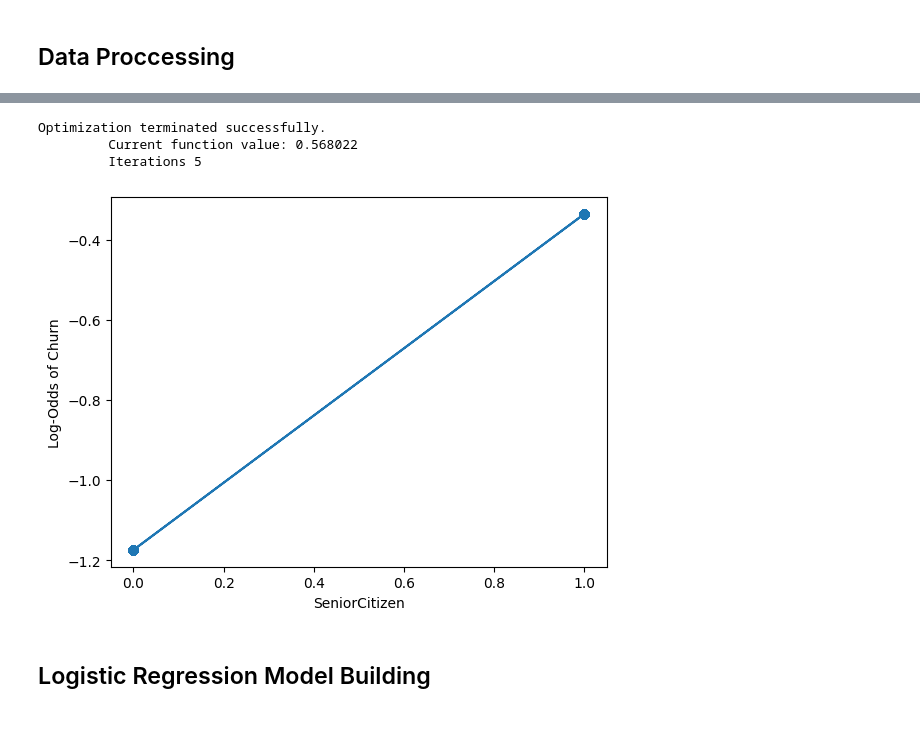
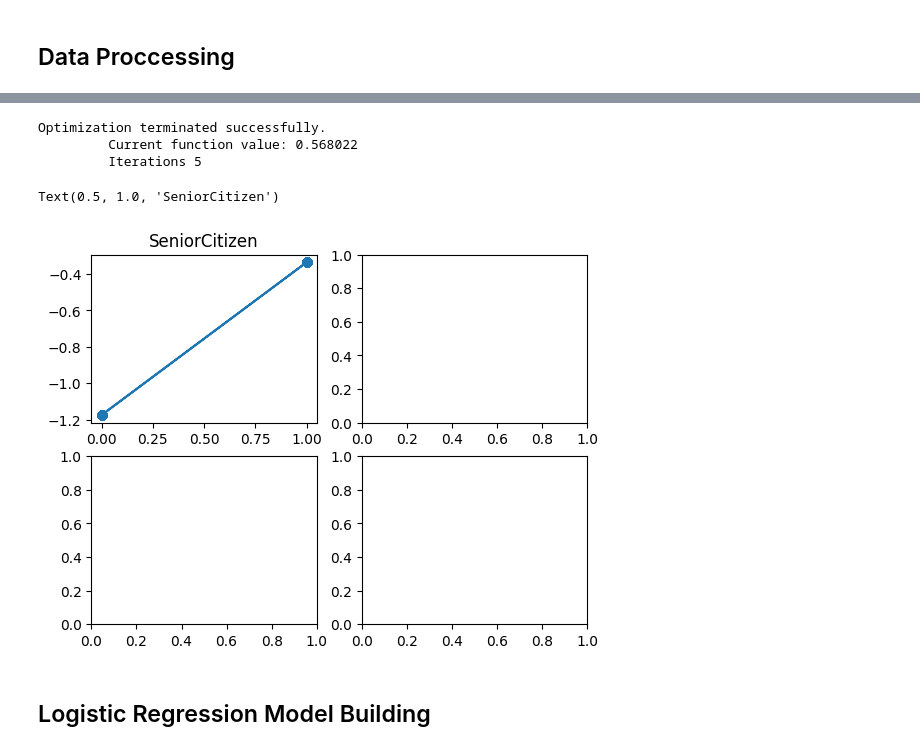
Before and after one commit to fmah922-code/Churn-Analysis, a Jupyter notebook: scripts/LogisticRegression.ipynb, the cells around one changed output, grey strips where cells are left out. Saved outputs shown, nothing was run; the diff lists cells and outputs as text; code cells hidden in the pictures; blank space fills up the shorter version.

Commit message:
Included a subplot which shows the linear relationships between independent and dependent variables, major assumption of logistic regression

```diff
--- a/scripts/LogisticRegression.ipynb
+++ b/scripts/LogisticRegression.ipynb
@@ -100,3 +100,31 @@ ChurnData.rename(columns={'gender' : 'Male'}, inplace=True)
 gender_map = {'Male': 1, 'Female': 0}
 
 ChurnData['Male'] = ChurnData["Male"].map(gender_map)
+# %%
+#Graphically showing linear relationships between independent and dependent variables (Major assumption of Logistic Regression)
+
+figure, axis = plt.subplots(6, 4, figsize=(30, 30))
+
+var_list = [item for item in ChurnData.columns if item != 'pred_prob' and item != 'log_odds' and item != 'Churn']
+
+iterator = -2
+for i in range(6):
+    for j in range(4):
+        if iterator >= 0:
+            ind = sm.add_constant(ChurnData[var_list[iterator]])
+            dep = ChurnData['Churn']
+
+            two_d_model = sm.Logit(endog=dep,exog=ind).fit()
+
+            pred_probs = two_d_model.predict(ind)
+
+            log_odds = np.log((pred_probs) / (1 - pred_probs))
+            slope, intercept, rvalue, pvalue, sterr = stats.linregress(ChurnData[var_list[iterator]], log_odds)
+
+            axis[i,j].scatter(ChurnData[var_list[iterator]], log_odds)
+            axis[i,j].plot(ChurnData[var_list[iterator]], slope*ChurnData[var_list[iterator]] + intercept)
+            axis[i,j].set_xlabel(var_list[iterator])
+            axis[i,j].set_ylabel('Log Odds of Churn')
+            iterator += 1
+        else:
+            iterator += 1
@@ -103,30 +176,29 @@ ChurnData['Male'] = ChurnData["Male"].map(gender_map)
 # %%
-#Graphically showing linear relationships between independent and dependent variables
+figure, axis = plt.subplots(2,2)
 
 ind = sm.add_constant(ChurnData['SeniorCitizen'])
 dep = ChurnData['Churn']
 
 two_d_model = sm.Logit(endog=dep,exog=ind).fit()
 
 #The probabilities that Logistic regression is predicting at least between these two variables
 pred_probs = two_d_model.predict(ind)
 
 #Converting predicted probabilities into log odds
 log_odds = np.log((pred_probs) / (1 - pred_probs))
 
-plt.scatter(ChurnData['SeniorCitizen'], log_odds)
-plt.xlabel('SeniorCitizen')
-plt.ylabel('Log-Odds of Churn')
+#Produces Line of best Fit
+slope, intercept, rvalue, pvalue, sterr = stats.linregress(ChurnData['SeniorCitizen'], log_odds)
 
-slope, intercept, rvalue, pvalue, sterr = stats.linregress(ChurnData['SeniorCitizen'], log_odds)
-plt.plot(ChurnData['SeniorCitizen'], slope*ChurnData['SeniorCitizen'] + intercept)
-
-plt.show()
+axis[0,0].scatter(ChurnData['SeniorCitizen'], log_odds)
+axis[0,0].plot(ChurnData['SeniorCitizen'], slope*ChurnData['SeniorCitizen'] + intercept)
+axis[0,0].set_title('SeniorCitizen')
 # %% [output]
 Optimization terminated successfully.
          Current function value: 0.568022
          Iterations 5
+Text(0.5, 1.0, 'SeniorCitizen')
-[figure, old version]
+[figure, new version]
 # %% [markdown]
 ## Logistic Regression Model Building
 # %%
```
Also changed, not shown: parts of 2 cells of this notebook.
